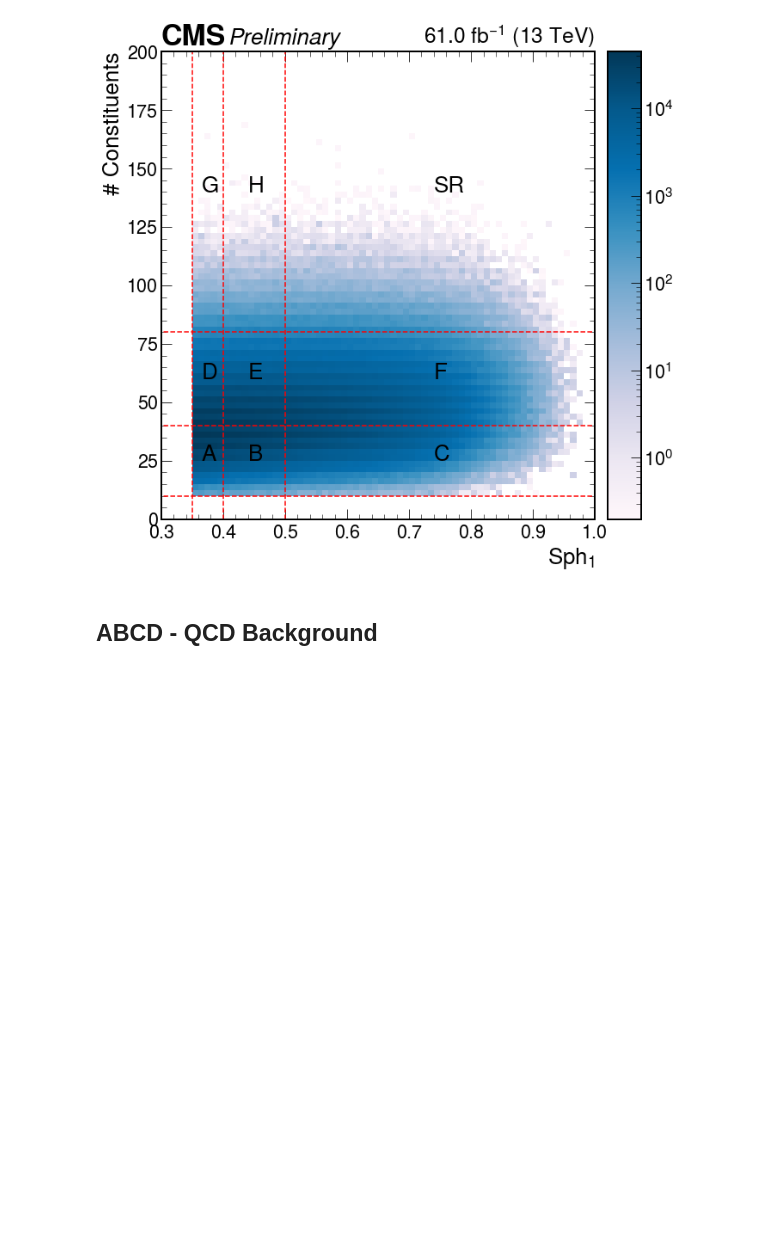
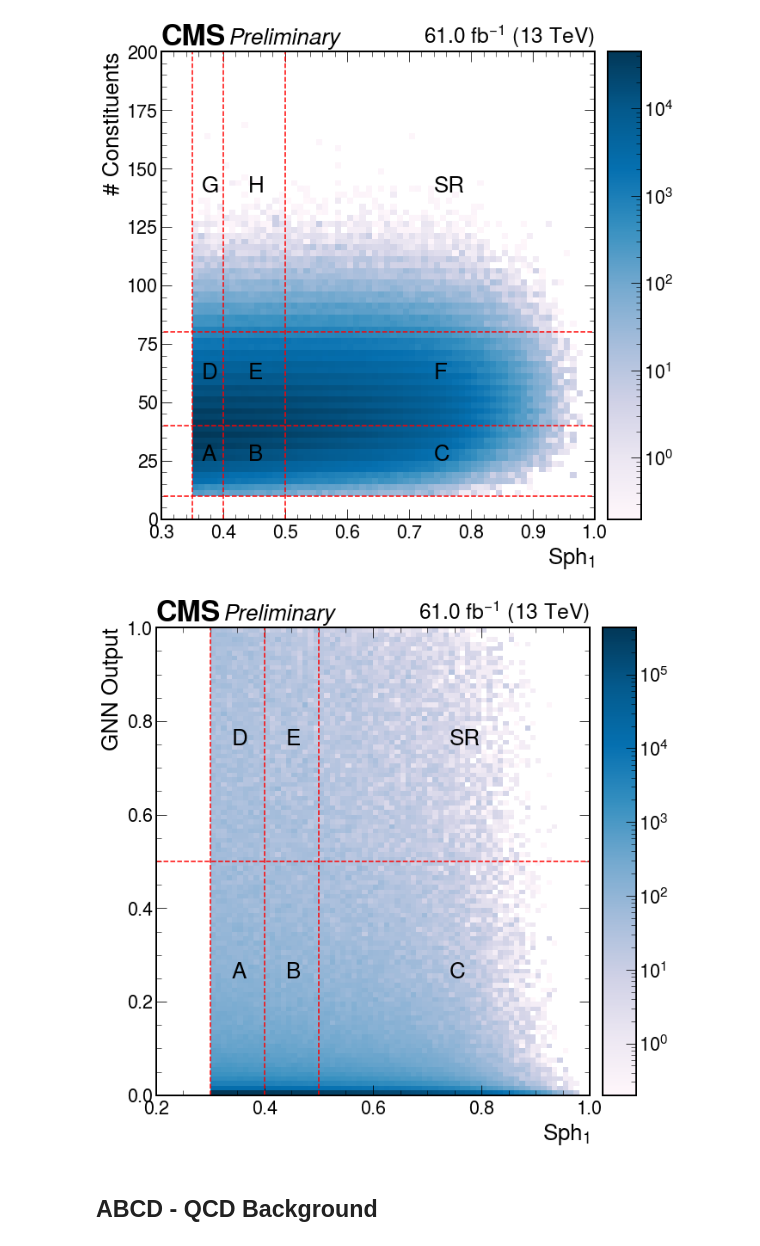
Before and after one commit to SUEPPhysics/SUEPCoffea_dask, a Jupyter notebook: plotting/paper_plots.ipynb, the cells around one changed output. Drawn from its saved outputs; the diff is of its cells as text; code cells hidden in the pictures; blank space fills up the shorter version.

```diff
--- a/plotting/paper_plots.ipynb
+++ b/plotting/paper_plots.ipynb
@@ -247,6 +247,59 @@ plt.show()
 # %% [output]
 /home/submit/lavezzo/SUEP/AN-22-133/images/offline/extendedABCD_regions_2018.pdf
 [figure]
+# %%
+plot_label = '2D_SUEP_S1_vs_single_l5_bPfcand_S1_SUEPtracks_GNN'
+sample = 'QCD_HT_2018'
+#samples += ['SUEP-m125-generic', 'SUEP-m400-generic', 'SUEP-m750-generic', 'SUEP-m1000-generic']
+draw_lines = True
+lines_x = [0.3,0.4, 0.5, 1.0]
+lines_y = [0,0.5,1]
+
+fig, ax = plt.subplots(figsize=(10, 10))
+
+k = 0
+regions = ['A','B','C','D','E','SR']
+for i in range(len(lines_y)-1):
+    for j in range(len(lines_x)-1):
+        xloc = (lines_x[j+1] + lines_x[j])/2 - 0.01
+        yloc = (lines_y[i+1] + lines_y[i])/2
+        plt.text(xloc, yloc, regions[k])
+        k+=1
+
+if plots[sample][plot_label].sum().value == 0:
+    print("Histogram empty for sample", sample)
+
+h = plots[sample][plot_label]
+h = h[0.3j:,:]
+
+hep.cms.label(llabel='Preliminary',data=False, lumi=61.0)
+_ = hep.hist2dplot(h,
+           norm=matplotlib.colors.LogNorm(),
+           cmap = 'PuBu',
+           cbar=True,
+           label=sample)
+
+# draw lines to visualize ABCD regions
+if draw_lines:
+    for y in lines_y: plt.plot([0,10000], [y,y], color='red', linestyle='dashed')
+    for x in lines_x: plt.plot([x,x], [0,1000], color='red', linestyle='dashed')
+
+# cms = fig.text(
+#     55, 10., u"CMS $\it{preliminary}$",
+#     fontsize=20, fontweight='bold',
+# )
+# lumi = fig.text(
+#     164, 10., r"%.1f fb$^{-1}$ (13 TeV)" % 35.9,
+#     fontsize=18,
+# )
+
+plt.ylim(0,1)
+plt.xlim(0.2,1.0)
+plt.savefig(AN_label.format("ML_extendedABCD_regions_2018"))
+plt.savefig(output_label+""+file_ext)
+plt.show()
+# %% [output]
+[figure, added]
 # %% [markdown]
 ## ABCD - QCD Background
 # %%
```
Also changed, not shown: parts of 12 cells of this notebook, 1 other file.
